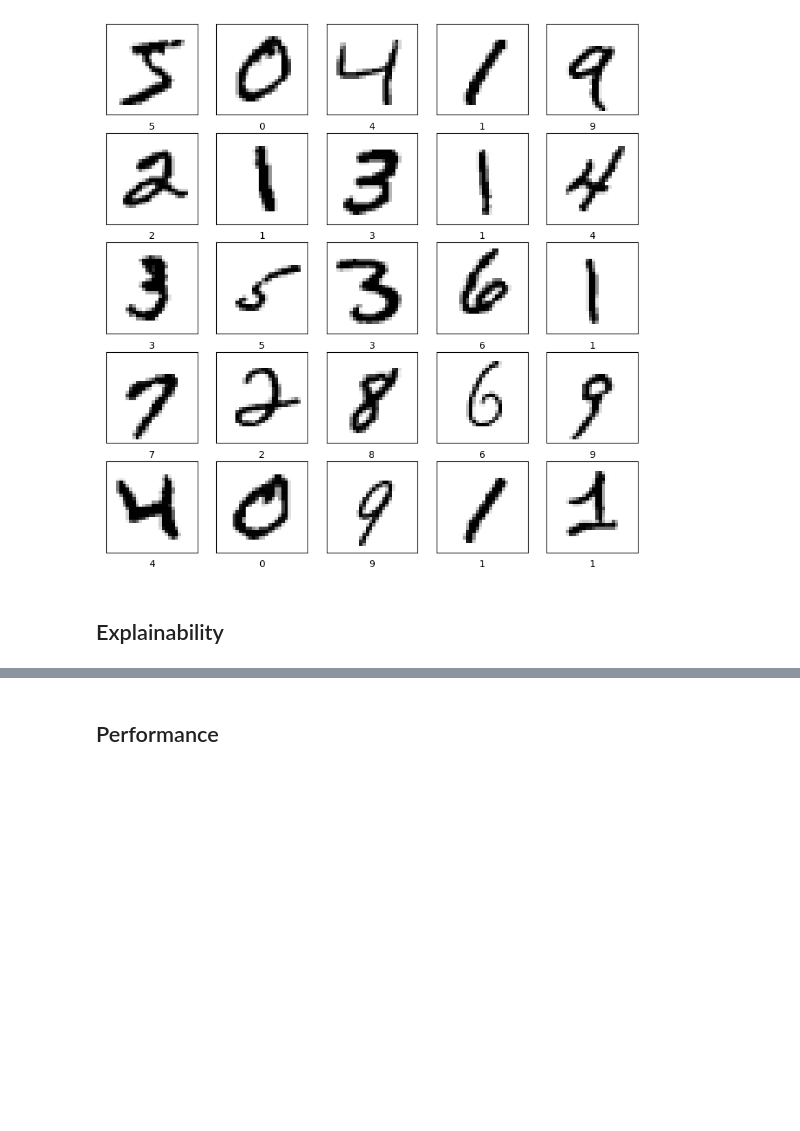
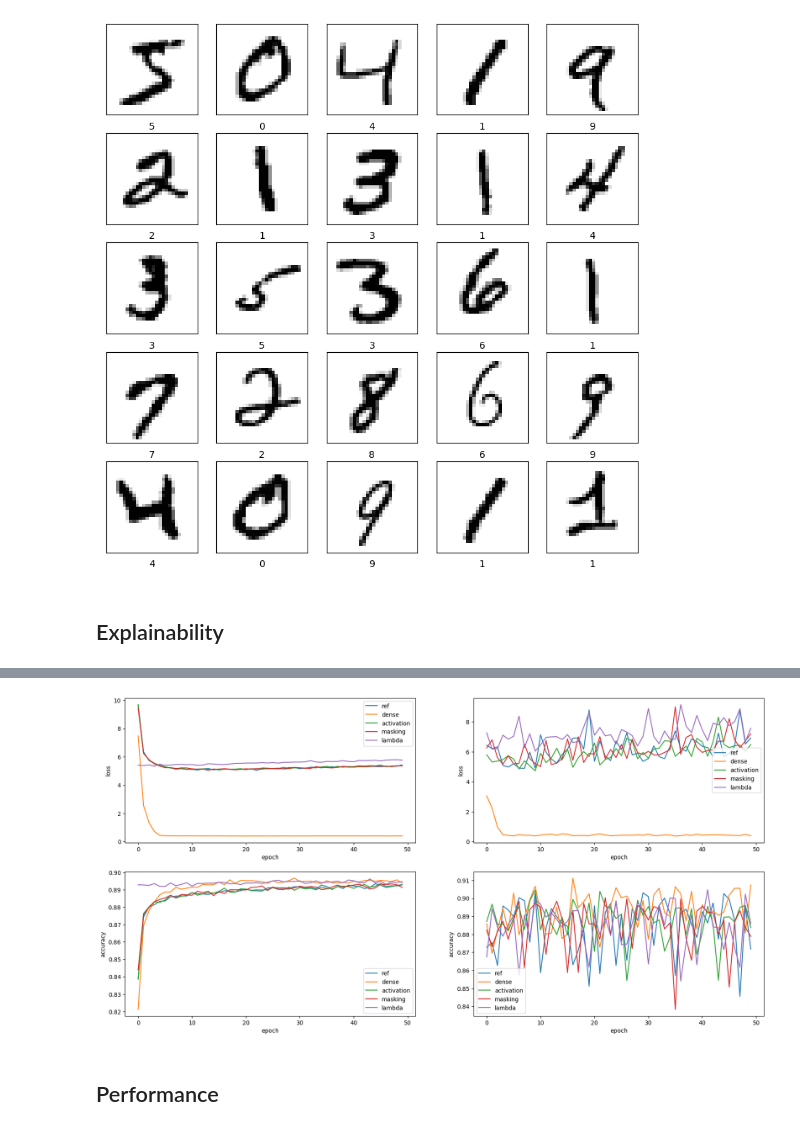
Before and after one commit to Le0nH0ffmann/DeepLearning_Project, a Jupyter notebook: MNIST.ipynb, the cells around one changed output, grey strips where cells are left out. Saved outputs shown, nothing was run; the diff lists cells and outputs as text; code cells hidden in the pictures; blank space fills up the shorter version.

```diff
--- a/MNIST.ipynb
+++ b/MNIST.ipynb
@@ -131,2 +236,51 @@ plt.show()
+# %%
+fig, axs = plt.subplots(2,2, figsize=(20, 10))
+
+axs[0,0].plot(history_ref.history["loss"])
+axs[0,0].plot(history_dense.history["loss"])
+axs[0,0].plot(history_activation.history["loss"])
+axs[0,0].plot(history_masking.history["loss"])
+axs[0,0].plot(history_lambda.history["loss"])
+
+axs[0,0].legend(["ref", "dense", "activation", "masking", "lambda"], loc="best")
+axs[0,0].set_xlabel('epoch')
+axs[0,0].set_ylabel('loss')
+
+
+axs[0,1].plot(history_ref.history["val_loss"])
+axs[0,1].plot(history_dense.history["val_loss"])
+axs[0,1].plot(history_activation.history["val_loss"])
+axs[0,1].plot(history_masking.history["val_loss"])
+axs[0,1].plot(history_lambda.history["val_loss"])
+
+axs[0,1].legend(["ref", "dense", "activation", "masking", "lambda"], loc="best")
+axs[0,1].set_xlabel('epoch')
+axs[0,1].set_ylabel('loss')
+
+
+axs[1,0].plot(history_ref.history["accuracy"])
+axs[1,0].plot(history_dense.history["accuracy"])
+axs[1,0].plot(history_activation.history["accuracy"])
+axs[1,0].plot(history_masking.history["accuracy"])
+axs[1,0].plot(history_lambda.history["accuracy"])
+
+axs[1,0].legend(["ref", "dense", "activation", "masking", "lambda"], loc="best")
+axs[1,0].set_xlabel('epoch')
+axs[1,0].set_ylabel('accuracy')
+
+
+axs[1,1].plot(history_ref.history["val_accuracy"])
+axs[1,1].plot(history_dense.history["val_accuracy"])
+axs[1,1].plot(history_activation.history["val_accuracy"])
+axs[1,1].plot(history_masking.history["val_accuracy"])
+axs[1,1].plot(history_lambda.history["val_accuracy"])
+
+axs[1,1].legend(["ref", "dense", "activation", "masking", "lambda"], loc="best")
+axs[1,1].set_xlabel('epoch')
+axs[1,1].set_ylabel('accuracy')
+
+plt.show()
+# %% [output]
+[figure, added]
 # %% [markdown]
 ## Performance
```
Also changed, not shown: parts of 10 cells of this notebook.
